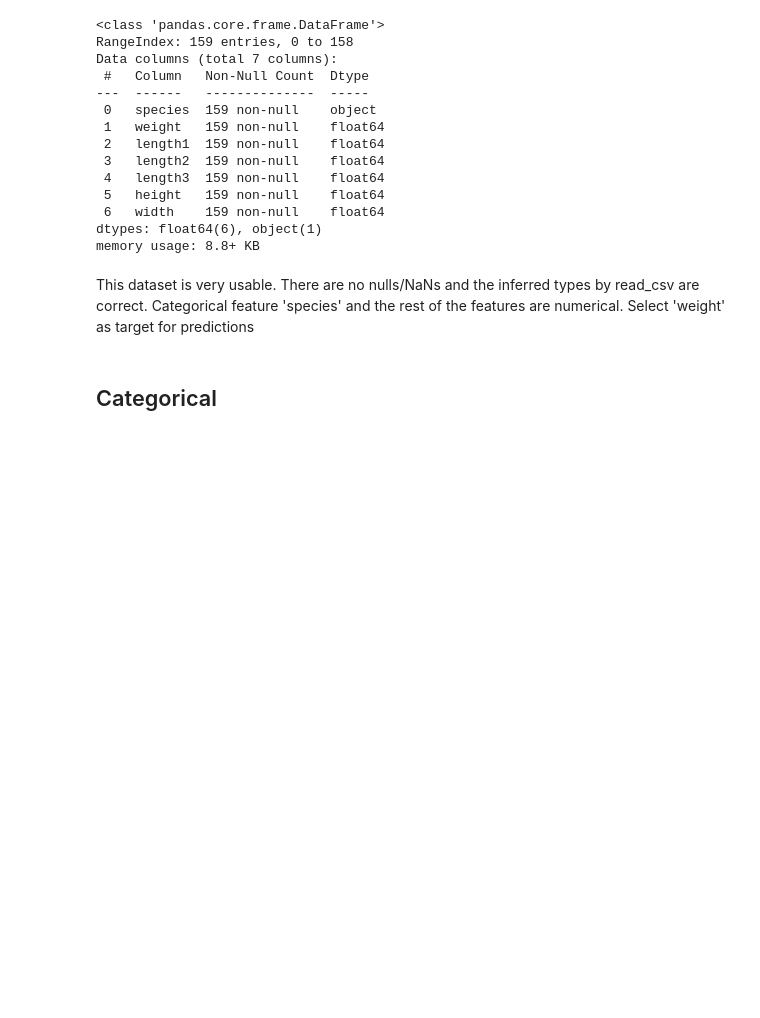
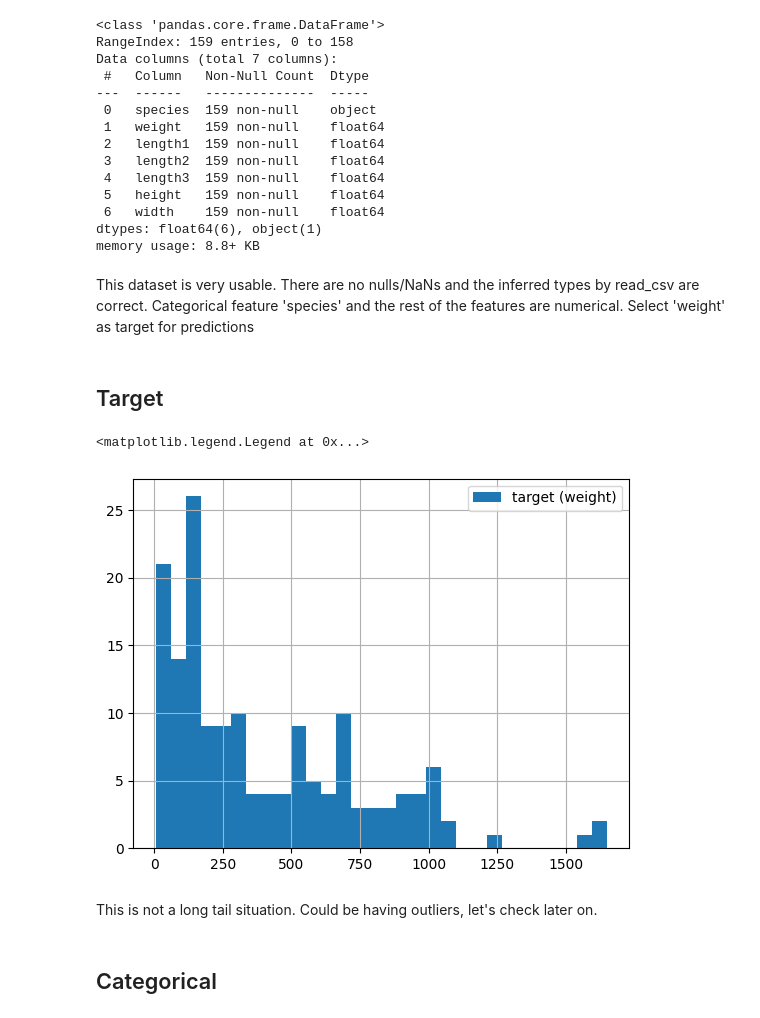
Before and after one commit to MarcosMJD/ml-fish-weight-predition, a Jupyter notebook: development/notebook.ipynb, the cells around one changed output. Saved outputs shown, nothing was run; the diff lists cells and outputs as text; code cells hidden in the pictures; blank space fills up the shorter version.

```diff
--- a/development/notebook.ipynb
+++ b/development/notebook.ipynb
@@ -77,6 +77,16 @@ numerical = list(raw_dataset.dtypes.index[(raw_dataset.dtypes != 'object') & (ra
 # %%
 target = 'weight'
 numerical.remove(target)
+# %% [markdown]
+## Target
+# %%
+raw_dataset[target].hist(bins=30, label="target (weight)")
+plt.legend()
+# %% [output]
+<matplotlib.legend.Legend at 0x...>
+[figure, added]
+# %% [markdown]
+This is not a long tail situation. Could be having outliers, let's check later on.
 # %% [markdown]
 ## Categorical
 # %%
```
Also changed, not shown: parts of 6 cells of this notebook.
